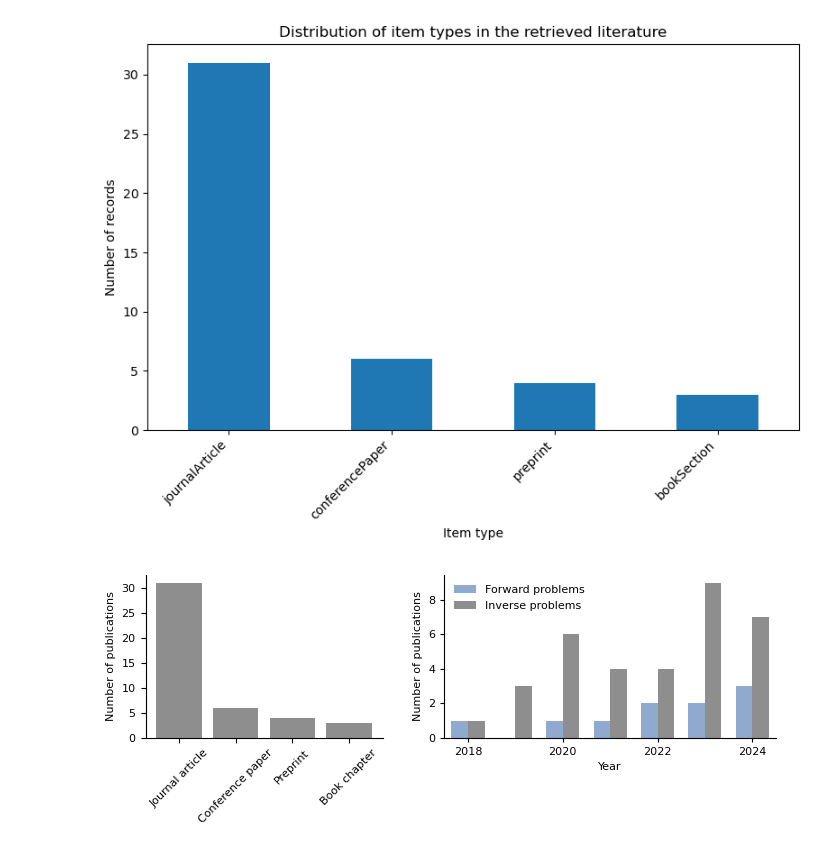
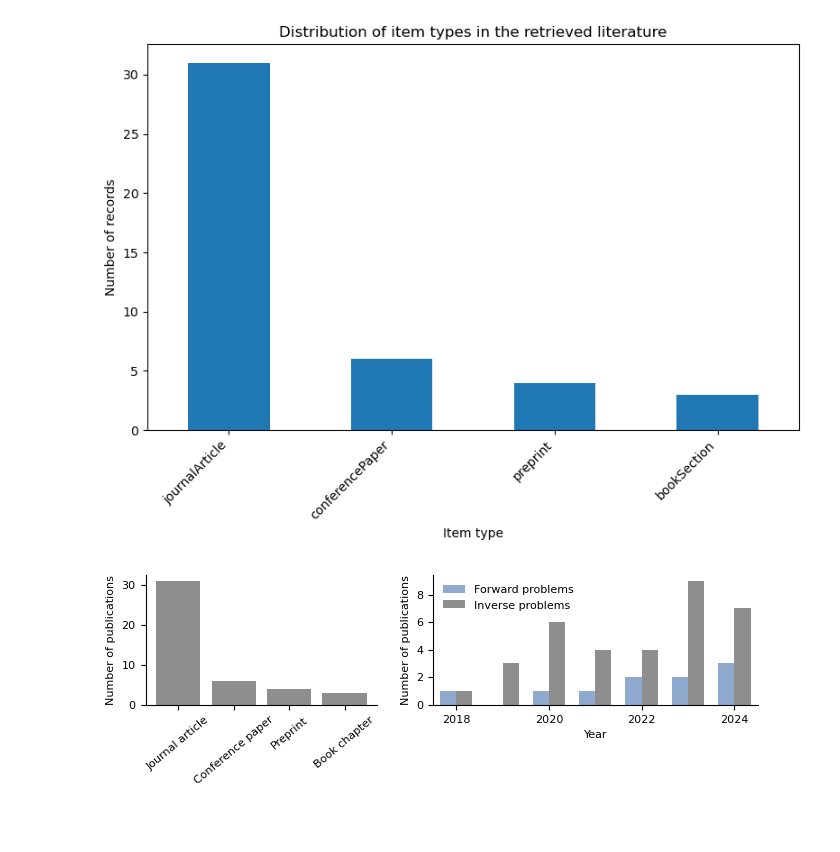
Before and after one commit to oscar-rincon/Review-Seismic-Waves, a Jupyter notebook: main/analysis_duplicates/analysis_duplicates.ipynb, the cells around one changed output. Cells and saved outputs as stored; diff of their text form; code cells hidden in the pictures; blank space fills up the shorter version.

```diff
--- a/main/analysis_duplicates/analysis_duplicates.ipynb
+++ b/main/analysis_duplicates/analysis_duplicates.ipynb
@@ -84,20 +84,20 @@ import numpy as np
 import matplotlib.pyplot as plt
 from matplotlib.gridspec import GridSpec
 
-# === Colors and style ======================================
-color_forward = '#2255a080'   # ML-like blue
-color_inverse = '#8e8e8e'     # gray
+# === Colors =================================================
+color_forward = '#2255a080'
+color_inverse = '#8e8e8e'
 bar_width = 0.35
 
-# === Read data =============================================
+# === Read data ==============================================
 df_manual_forward = pd.read_csv('Manually_filtered_forward.csv')
 df_manual_inverse = pd.read_csv('Manually_filtered_inverse.csv')
 
-# === Combine and deduplicate ===============================
+# === Combine & deduplicate =================================
 combined_df = pd.concat([df_manual_forward, df_manual_inverse], ignore_index=True)
 combined_df_unique = combined_df.drop_duplicates(subset='Title')
 
-# === Normalize Item Type labels ============================
+# === Normalize Item Type ===================================
 item_type_map = {
     'journalArticle': 'Journal article',
     'conferencePaper': 'Conference paper',
@@ -113,66 +113,59 @@ combined_df_unique['Item Type (clean)'] = (
     .fillna(combined_df_unique['Item Type'])
 )
 
-# === Item type counts =====================================
 item_type_counts = combined_df_unique['Item Type (clean)'].value_counts()
 
-# === Count publications per year ===========================
+# === Publication counts ====================================
 forward_counts = df_manual_forward['Publication Year'].value_counts().sort_index()
 inverse_counts = df_manual_inverse['Publication Year'].value_counts().sort_index()
 
 years = sorted(set(forward_counts.index).union(inverse_counts.index))
 forward_vals = [forward_counts.get(y, 0) for y in years]
 inverse_vals = [inverse_counts.get(y, 0) for y in years]
 x = np.array(years)
 
-# === Figure layout =========================================
-fig = plt.figure(figsize=(7.0, 2.5), constrained_layout=True)
-gs = GridSpec(1, 2, figure=fig, width_ratios=[1, 1.4])
-fig.set_constrained_layout_pads(w_pad=0.15, h_pad=0.00)
+# === Figure (EXACT WIDTH) ==================================
+fig = plt.figure(figsize=(6.8, 2.0))  # ← THIS WILL NOW BE RESPECTED
+gs = GridSpec(1, 2, width_ratios=[1, 1.4], figure=fig)
 
-# === Left panel: Item types ================================
+# Manual spacing (journal-safe)
+fig.subplots_adjust(left=0.08, right=0.98, bottom=0.30, top=0.95, wspace=0.20)
+
+# === Left panel ============================================
 ax1 = fig.add_subplot(gs[0, 0])
 ax1.bar(item_type_counts.index, item_type_counts.values, color=color_inverse)
 
 ax1.set_ylabel("Number of publications", fontsize=8)
-#ax1.set_xlabel("Item type", fontsize=9)
-ax1.tick_params(axis='x', rotation=45, labelsize=8)
+ax1.tick_params(axis='x', rotation=40, labelsize=8)
 ax1.tick_params(axis='y', labelsize=8)
 
 ax1.spines['top'].set_visible(False)
 ax1.spines['right'].set_visible(False)
-ax1.spines['bottom'].set_color('black')
-ax1.spines['left'].set_color('black')
-ax1.grid(False)
 
-# === Right panel: Forward vs Inverse =======================
+# === Right panel ===========================================
 ax2 = fig.add_subplot(gs[0, 1])
-ax2.bar(x - bar_width / 2, forward_vals,
-        width=bar_width, color=color_forward, label='Forward problems')
-ax2.bar(x + bar_width / 2, inverse_vals,
-        width=bar_width, color=color_inverse, label='Inverse problems')
+ax2.bar(x - bar_width/2, forward_vals, width=bar_width,
+        color=color_forward, label='Forward problems')
+ax2.bar(x + bar_width/2, inverse_vals, width=bar_width,
+        color=color_inverse, label='Inverse problems')
 
 ax2.set_xlabel("Year", fontsize=8)
 ax2.set_ylabel("Number of publications", fontsize=8)
+ax2.set_xticks(np.arange(min(years), max(years)+1, 2))
+ax2.set_xlim(min(years)-0.5, max(years)+0.5)
 
-ax2.set_xticks(np.arange(min(years), max(years) + 1, 2))
-ax2.set_xlim(min(years) - 0.5, max(years) + 0.5)
+ax2.tick_params(axis='both', labelsize=8)
+ax2.legend(frameon=False, fontsize=8, loc='upper left')
 
 ax2.spines['top'].set_visible(False)
 ax2.spines['right'].set_visible(False)
-ax2.spines['bottom'].set_color('black')
-ax2.spines['left'].set_color('black')
 
-ax2.tick_params(axis='both',
-                labelsize=8,
-                direction='out',
-                length=3,
-                width=0.8,
-                color='black')
-
-ax2.legend(frameon=False, fontsize=8, loc='upper left')
-ax2.grid(False)
-plt.savefig('figs/item_types_and_publications_per_year.pdf', dpi=300)
+# === Save ==================================================
+plt.savefig(
+    'figs/item_types_and_publications_per_year.pdf',
+    dpi=300,
+    bbox_inches='tight'  # trims whitespace without resizing figure
+)
 plt.show()
 # %% [output]
-[figure, old version]
+[figure, new version]
```
Also changed, not shown: 3 other files.
